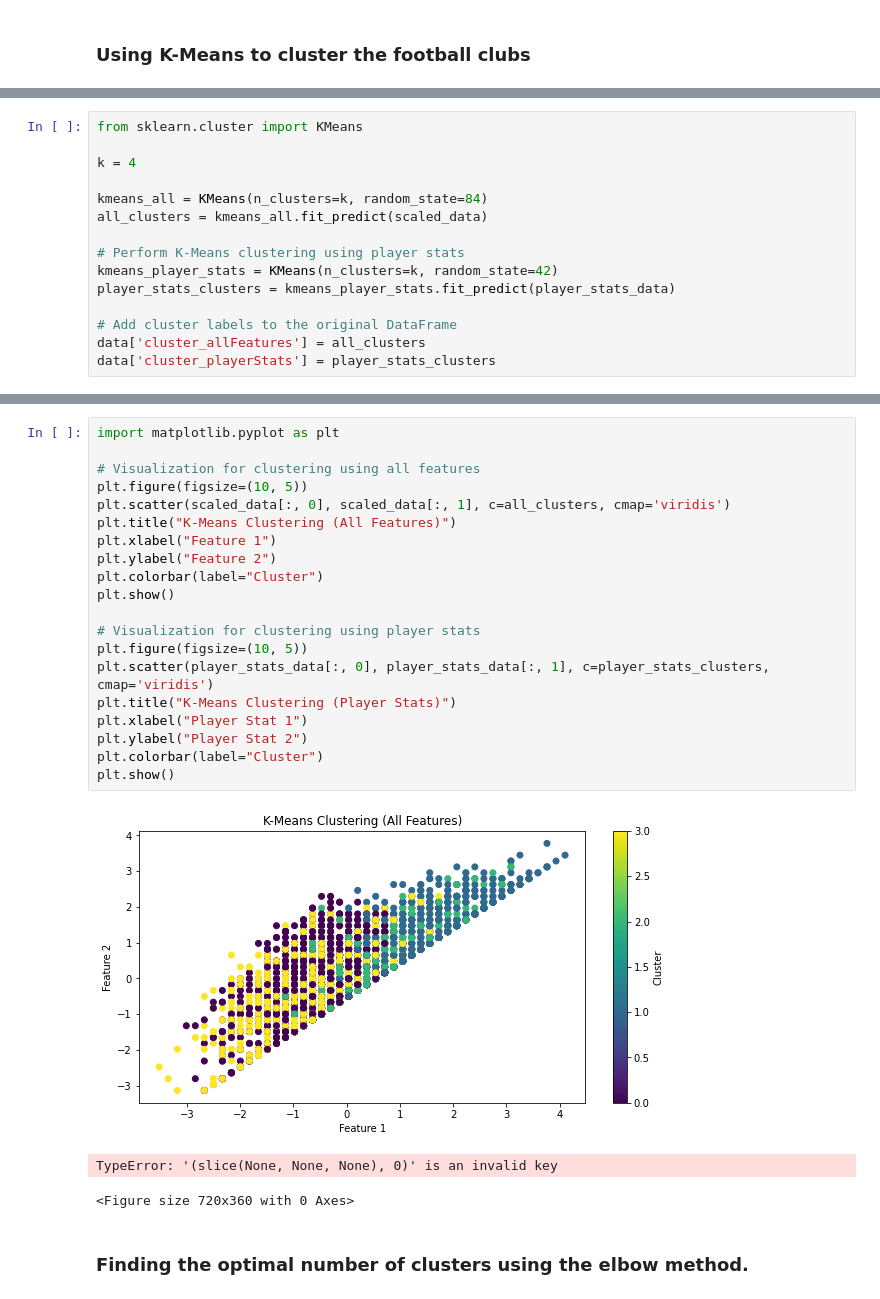
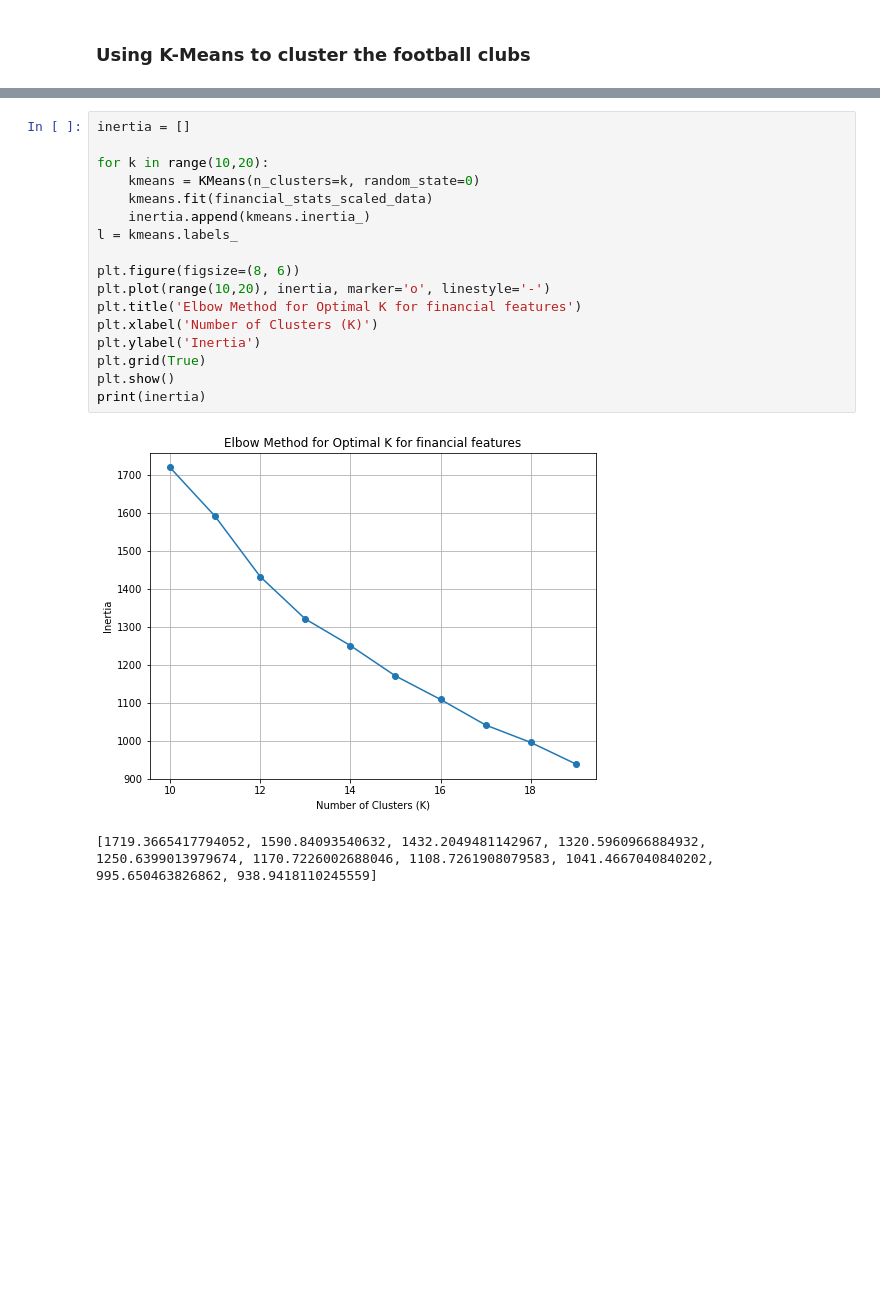
Before and after one commit to Elysian01/IIITB-MTech-AI-Assignments, a Jupyter notebook: Machine-Learning-Assignments-SEM-1/Assignment1/3.ipynb, the cells around one changed output, grey strips where cells are left out. Cells and saved outputs as stored; diff of their text form; blank space fills up the shorter version.

```diff
--- a/Machine-Learning-Assignments-SEM-1/Assignment1/3.ipynb
+++ b/Machine-Learning-Assignments-SEM-1/Assignment1/3.ipynb
@@ -207,15 +233,0 @@ player_stats_data.shape
-# %%
-from sklearn.cluster import KMeans
-
-k = 4
-
-kmeans_all = KMeans(n_clusters=k, random_state=84)
-all_clusters = kmeans_all.fit_predict(scaled_data)
-
-# Perform K-Means clustering using player stats
-kmeans_player_stats = KMeans(n_clusters=k, random_state=42)
-player_stats_clusters = kmeans_player_stats.fit_predict(player_stats_data)
-
-# Add cluster labels to the original DataFrame
-data['cluster_allFeatures'] = all_clusters
-data['cluster_playerStats'] = player_stats_clusters
@@ -233,26 +234,20 @@ data.head()
-# %%
-import matplotlib.pyplot as plt
-
-# Visualization for clustering using all features
-plt.figure(figsize=(10, 5))
-plt.scatter(scaled_data[:, 0], scaled_data[:, 1], c=all_clusters, cmap='viridis')
-plt.title("K-Means Clustering (All Features)")
-plt.xlabel("Feature 1")
-plt.ylabel("Feature 2")
-plt.colorbar(label="Cluster")
-plt.show()
-
-# Visualization for clustering using player stats
-plt.figure(figsize=(10, 5))
-plt.scatter(player_stats_data[:, 0], player_stats_data[:, 1], c=player_stats_clusters, cmap='viridis')
-plt.title("K-Means Clustering (Player Stats)")
-plt.xlabel("Player Stat 1")
-plt.ylabel("Player Stat 2")
-plt.colorbar(label="Cluster")
-plt.show()
-# %% [output]
-[figure, removed]
-TypeError: '(slice(None, None, None), 0)' is an invalid key
-<Figure size 720x360 with 0 Axes>
-# %% [markdown]
-### Finding the optimal number of clusters using the elbow method.
+# %%
+inertia = []
+
+for k in range(10,20):
+    kmeans = KMeans(n_clusters=k, random_state=0)
+    kmeans.fit(financial_stats_scaled_data)
+    inertia.append(kmeans.inertia_)
+l = kmeans.labels_
+
+plt.figure(figsize=(8, 6))
+plt.plot(range(10,20), inertia, marker='o', linestyle='-')
+plt.title('Elbow Method for Optimal K for financial features')
+plt.xlabel('Number of Clusters (K)')
+plt.ylabel('Inertia')
+plt.grid(True)
+plt.show()
+print(inertia)
+# %% [output]
+[figure, added]
+[1719.3665417794052, 1590.84093540632, 1432.2049481142967, 1320.5960966884932, 1250.6399013979674, 1170.7226002688046, 1108.7261908079583, 1041.4667040840202, 995.650463826862, 938.9418110245559]
```
Also changed, not shown: parts of 11 cells of this notebook.
